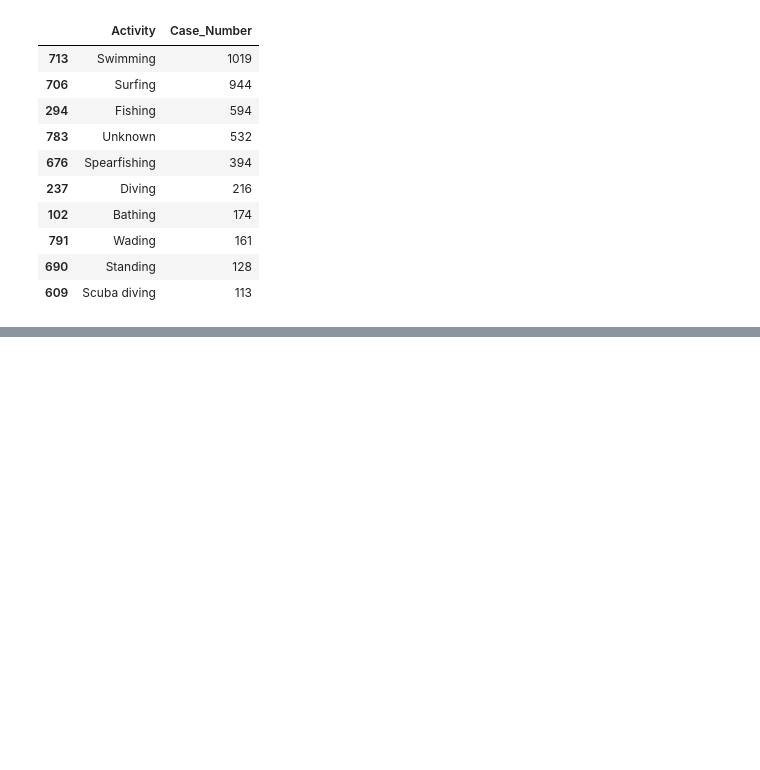
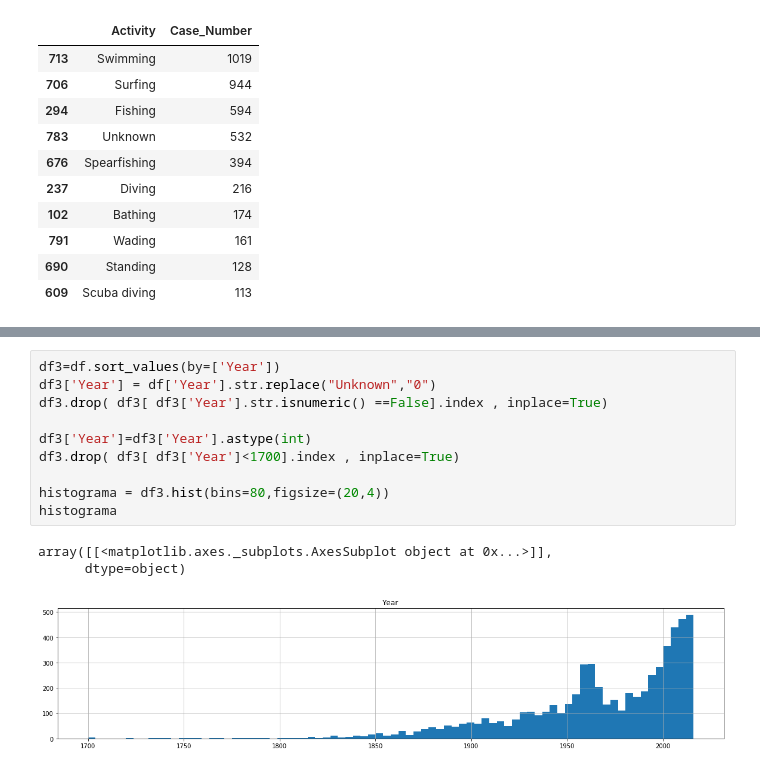
Before and after one commit to ta-datapt-bcn/project-pandas, a Jupyter notebook: project.ipynb, the cells around one changed output, grey strips where cells are left out. Drawn from its saved outputs; the diff is of its cells as text; blank space fills up the shorter version.

```diff
--- a/project.ipynb
+++ b/project.ipynb
@@ -402,0 +494,14 @@ Activity.sort_values(by=['Case_Number'], ascending=False).head(10)
+# %%
+df3=df.sort_values(by=['Year'])
+df3['Year'] = df['Year'].str.replace("Unknown","0")
+df3.drop( df3[ df3['Year'].str.isnumeric() ==False].index , inplace=True)
+
+df3['Year']=df3['Year'].astype(int)
+df3.drop( df3[ df3['Year']<1700].index , inplace=True)
+
+histograma = df3.hist(bins=80,figsize=(20,4))
+histograma
+# %% [output]
+array([[<matplotlib.axes._subplots.AxesSubplot object at 0x...>]],
+      dtype=object)
+[figure, added]
```
Also changed, not shown: parts of 58 cells of this notebook, 1 other file.
